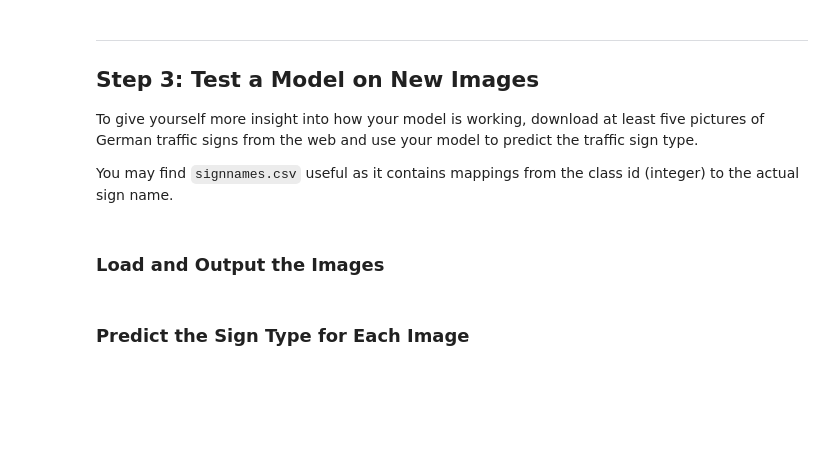
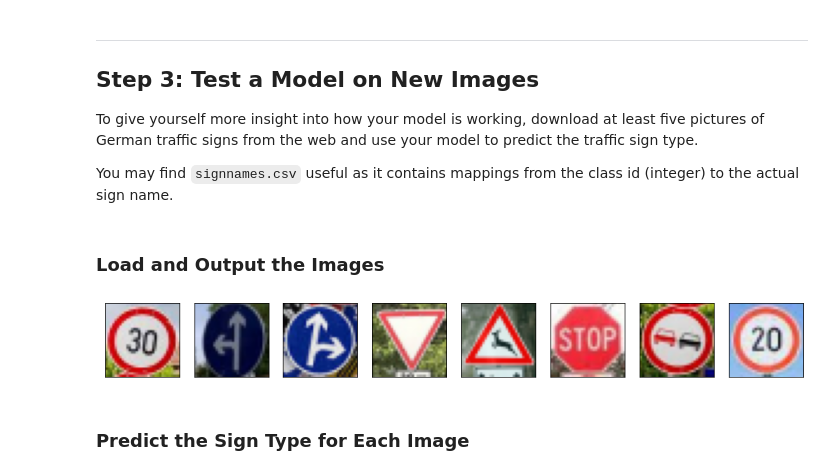
Before and after one commit to esp32wrangler/CarND-Traffic-Sign-Classifier-Project, a Jupyter notebook: Traffic_Sign_Classifier.ipynb, the cells around one changed output. Saved outputs shown, nothing was run; the diff lists cells and outputs as text; code cells hidden in the pictures; blank space fills up the shorter version.

```diff
--- a/Traffic_Sign_Classifier.ipynb
+++ b/Traffic_Sign_Classifier.ipynb
@@ -465,3 +518,33 @@ You may find `signnames.csv` useful as it contains mappings from the class id (i
+# %%
+### Load the images and plot them here.
+### Feel free to use as many code cells as needed.
+
+filedata=[
+    ('tabla1.png', 1),
+    ('tabla2.png', 37),
+    ('tabla3.png', 36),
+    ('tabla4.png', 13),
+    ('tabla5.png', 31),
+    ('tabla6.png', 14),
+    ('tabla7.png', 9),
+    ('tabla8.png', 0)
+]
+
+fig, axes = plt.subplots(1, len(filedata), figsize=(15, 15),
+                         subplot_kw={'xticks': [], 'yticks': []})
+
+real_images=[]
+real_signtypes=[]
+
+for (name, signtype), ax in zip(filedata, axes):
+    img = plt.imread(name)
+    img = np.array(img).reshape((32,32,3)) # reshape to tensorflow expectations
+    img = img*2-1 # normalize to -1..+1
+    ax.imshow((img+1)/2)
+    real_images.append(img)
+    real_signtypes.append(signtype)
+# %% [output]
+[figure, added]
 # %% [markdown]
 ### Predict the Sign Type for Each Image
 # %%
```
Also changed, not shown: parts of 11 cells of this notebook, 8 other files.
